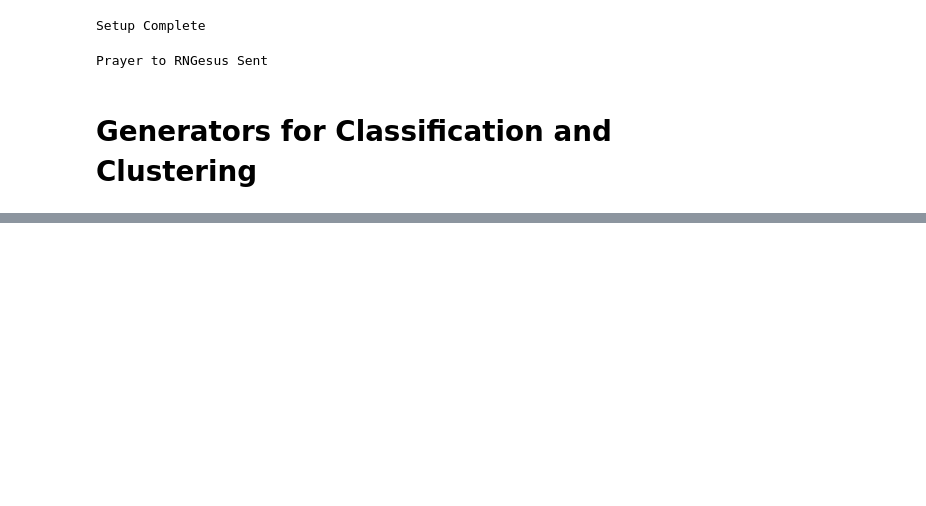
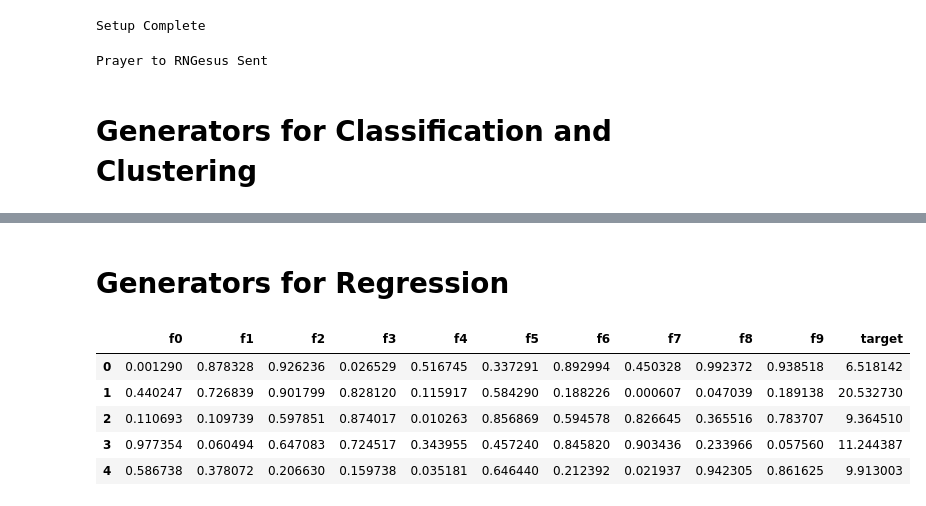
Before and after one commit to DimitriMisiak/Kaggle-Projects, a Jupyter notebook: toy-models/generated_datasets.ipynb, the cells around one changed output, grey strips where cells are left out. Drawn from its saved outputs; the diff is of its cells as text; code cells hidden in the pictures; blank space fills up the shorter version.

```diff
--- a/toy-models/generated_datasets.ipynb
+++ b/toy-models/generated_datasets.ipynb
@@ -75,0 +76,2 @@ plt.show()
+# %% [markdown]
+# Generators for Regression
@@ -75,0 +100,9 @@ plt.show()
+# %%
+sparse_df.head()
+# %% [output]
+|  | f0 | f1 | f2 | f3 | f4 | f5 | f6 | f7 | f8 | f9 | target |
+| 0 | 0.001290 | 0.878328 | 0.926236 | 0.026529 | 0.516745 | 0.337291 | 0.892994 | 0.450328 | 0.992372 | 0.938518 | 6.518142 |
+| 1 | 0.440247 | 0.726839 | 0.901799 | 0.828120 | 0.115917 | 0.584290 | 0.188226 | 0.000607 | 0.047039 | 0.189138 | 20.532730 |
+| 2 | 0.110693 | 0.109739 | 0.597851 | 0.874017 | 0.010263 | 0.856869 | 0.594578 | 0.826645 | 0.365516 | 0.783707 | 9.364510 |
+| 3 | 0.977354 | 0.060494 | 0.647083 | 0.724517 | 0.343955 | 0.457240 | 0.845820 | 0.903436 | 0.233966 | 0.057560 | 11.244387 |
+| 4 | 0.586738 | 0.378072 | 0.206630 | 0.159738 | 0.035181 | 0.646440 | 0.212392 | 0.021937 | 0.942305 | 0.861625 | 9.913003 |
```
Also changed, not shown: parts of 3 cells of this notebook.
